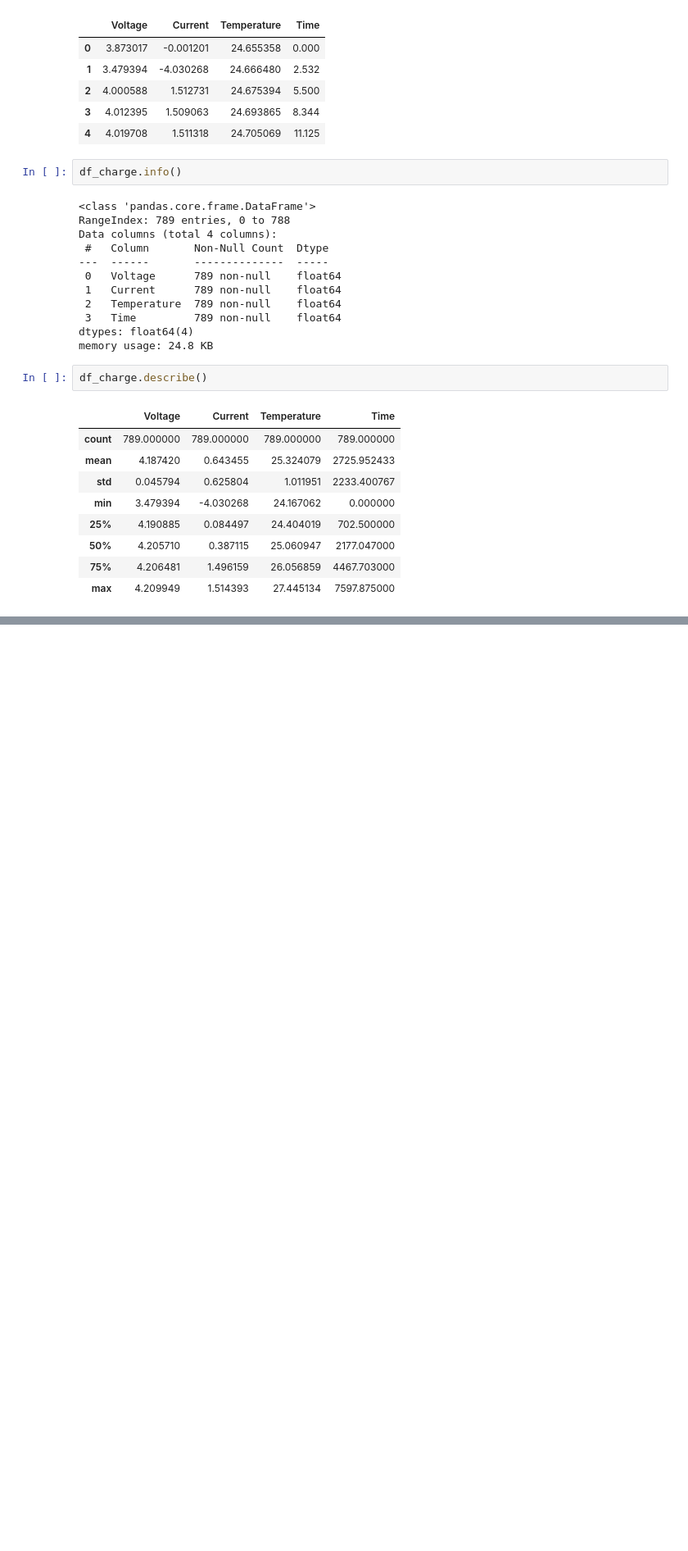
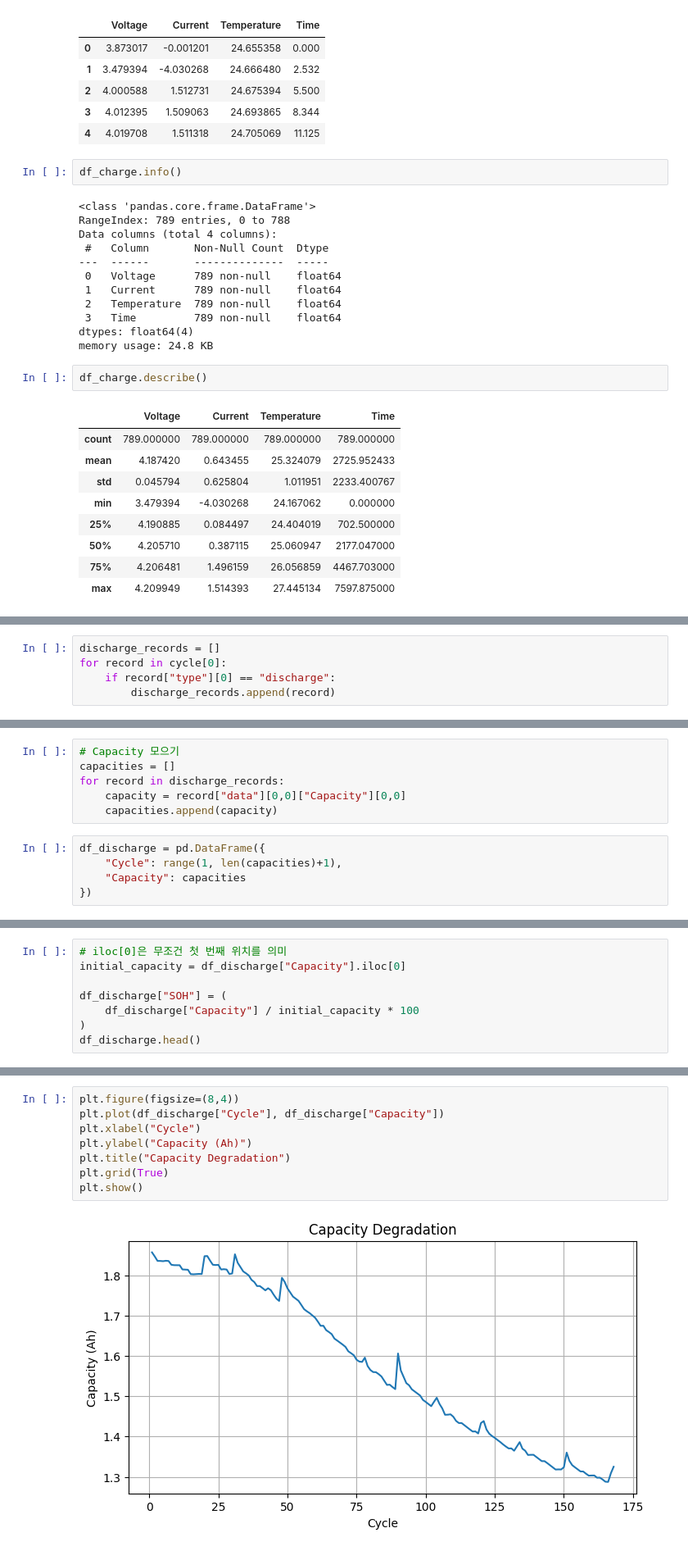
Before and after one commit to insu5177/Battery-Diagnostics-Study, a Jupyter notebook: notebooks/02_NASA_EDA.ipynb, the cells around one changed output, grey strips where cells are left out. Shown at 82% size. Cells and saved outputs as stored; diff of their text form; blank space fills up the shorter version.

Commit message:
capacity

```diff
--- a/notebooks/02_NASA_EDA.ipynb
+++ b/notebooks/02_NASA_EDA.ipynb
@@ -135,0 +189,5 @@ df_charge.describe()
+# %%
+discharge_records = []
+for record in cycle[0]:
+    if record["type"][0] == "discharge":
+        discharge_records.append(record)
@@ -135,0 +212,11 @@ df_charge.describe()
+# %%
+# Capacity 모으기
+capacities = []
+for record in discharge_records:
+    capacity = record["data"][0,0]["Capacity"][0,0]
+    capacities.append(capacity)
+# %%
+df_discharge = pd.DataFrame({
+    "Cycle": range(1, len(capacities)+1),
+    "Capacity": capacities
+})
@@ -135,0 +232,8 @@ df_charge.describe()
+# %%
+# iloc[0]은 무조건 첫 번째 위치를 의미
+initial_capacity = df_discharge["Capacity"].iloc[0]
+
+df_discharge["SOH"] = (
+    df_discharge["Capacity"] / initial_capacity * 100
+)
+df_discharge.head()
@@ -135,0 +247,10 @@ df_charge.describe()
+# %%
+plt.figure(figsize=(8,4))
+plt.plot(df_discharge["Cycle"], df_discharge["Capacity"])
+plt.xlabel("Cycle")
+plt.ylabel("Capacity (Ah)")
+plt.title("Capacity Degradation")
+plt.grid(True)
+plt.show()
+# %% [output]
+[figure, added]
```
Also changed, not shown: parts of 13 cells of this notebook.
